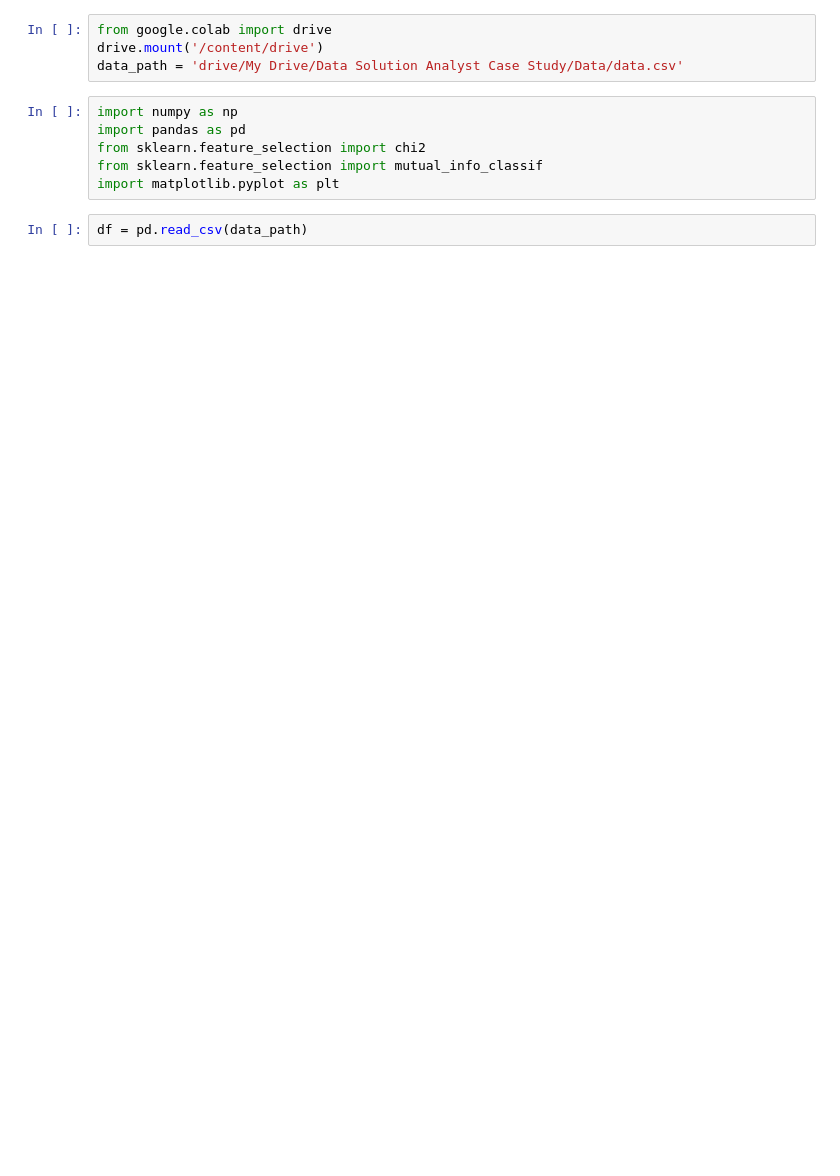
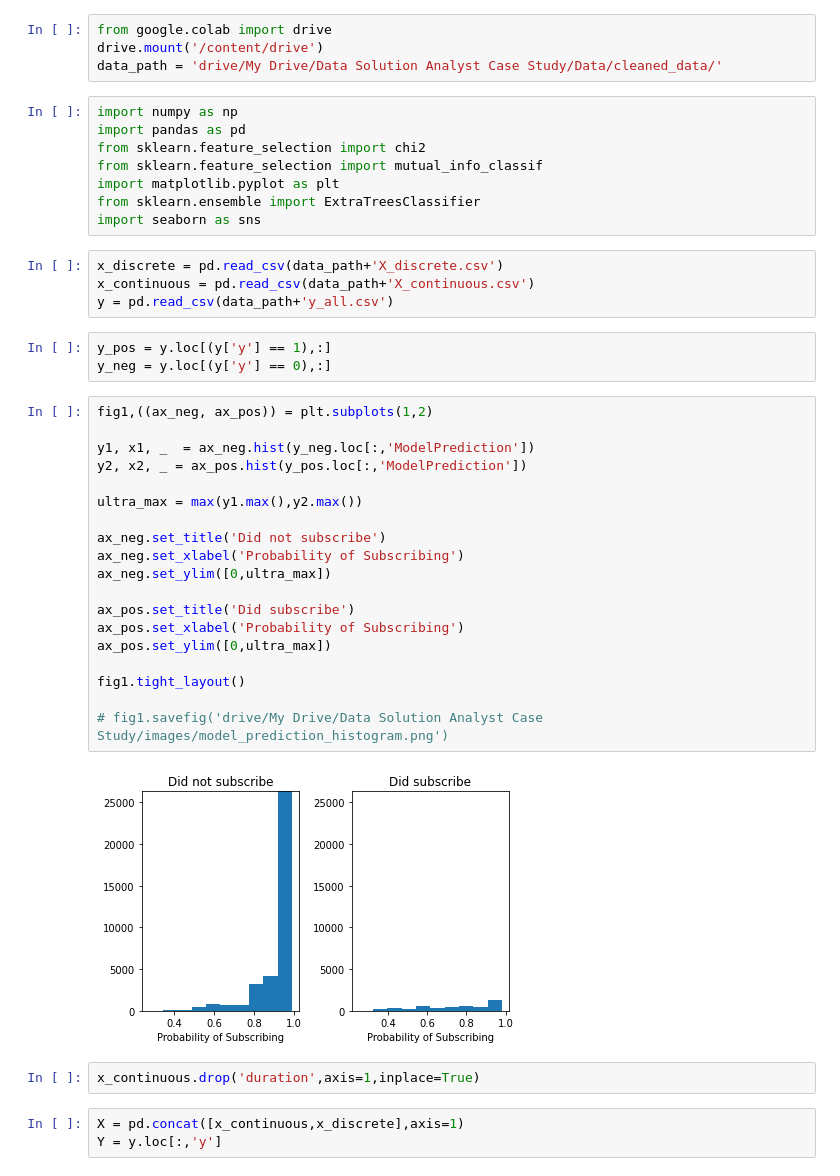
Before and after one commit to a-gasior/DSA, a Jupyter notebook: Feature_Importance.ipynb, the cells around one changed output. Cells and saved outputs as stored; diff of their text form; blank space fills up the shorter version.

```diff
--- a/Feature_Importance.ipynb
+++ b/Feature_Importance.ipynb
@@ -3,12 +3,45 @@
 # %%
 from google.colab import drive
 drive.mount('/content/drive')
-data_path = 'drive/My Drive/Data Solution Analyst Case Study/Data/data.csv'
+data_path = 'drive/My Drive/Data Solution Analyst Case Study/Data/cleaned_data/'
 # %%
 import numpy as np
 import pandas as pd
 from sklearn.feature_selection import chi2
 from sklearn.feature_selection import mutual_info_classif
 import matplotlib.pyplot as plt
+from sklearn.ensemble import ExtraTreesClassifier
+import seaborn as sns
-# %%
-df = pd.read_csv(data_path)
+# %%
+x_discrete = pd.read_csv(data_path+'X_discrete.csv')
+x_continuous = pd.read_csv(data_path+'X_continuous.csv')
+y = pd.read_csv(data_path+'y_all.csv')
+# %%
+y_pos = y.loc[(y['y'] == 1),:]
+y_neg = y.loc[(y['y'] == 0),:]
+# %%
+fig1,((ax_neg, ax_pos)) = plt.subplots(1,2)
+
+y1, x1, _  = ax_neg.hist(y_neg.loc[:,'ModelPrediction'])
+y2, x2, _ = ax_pos.hist(y_pos.loc[:,'ModelPrediction'])
+
+ultra_max = max(y1.max(),y2.max())
+
+ax_neg.set_title('Did not subscribe')
+ax_neg.set_xlabel('Probability of Subscribing')
+ax_neg.set_ylim([0,ultra_max])
+
+ax_pos.set_title('Did subscribe')
+ax_pos.set_xlabel('Probability of Subscribing')
+ax_pos.set_ylim([0,ultra_max])
+
+fig1.tight_layout()
+
+# fig1.savefig('drive/My Drive/Data Solution Analyst Case Study/images/model_prediction_histogram.png')
+# %% [output]
+[figure, added]
+# %%
+x_continuous.drop('duration',axis=1,inplace=True)
+# %%
+X = pd.concat([x_continuous,x_discrete],axis=1)
+Y = y.loc[:,'y']
```
Also changed, not shown: parts of 16 cells of this notebook.
